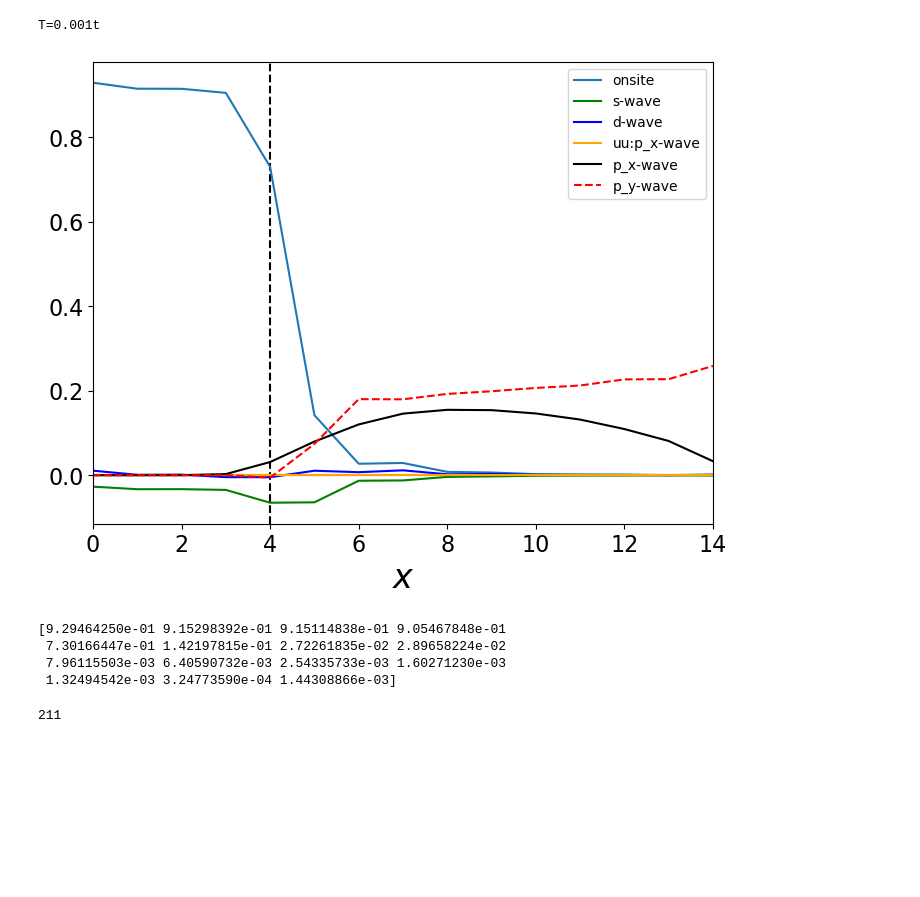
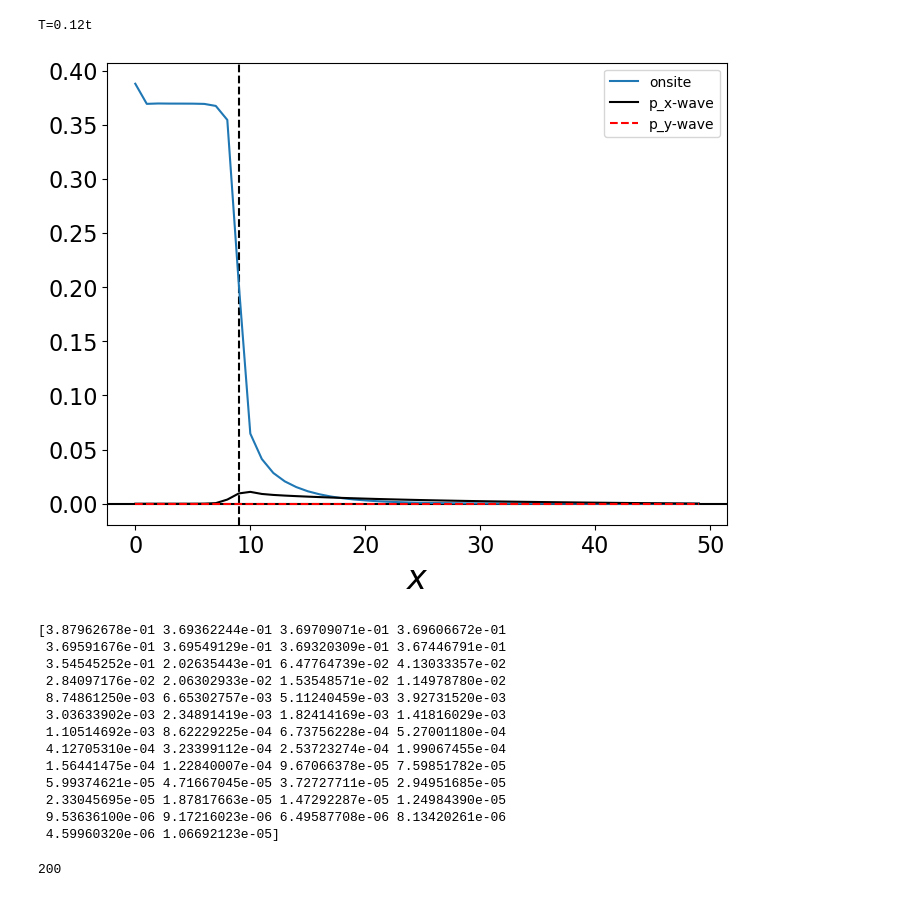
Before and after one commit to emilssp/master-thesis-codebase, a Jupyter notebook: notebooks/SP.ipynb, the cells around one changed output. Drawn from its saved outputs; the diff is of its cells as text; code cells hidden in the pictures; blank space fills up the shorter version.

```diff
--- a/notebooks/SP.ipynb
+++ b/notebooks/SP.ipynb
@@ -10,17 +10,18 @@ from scripts.Hamiltonian import Hamiltonian
 from scripts.Lattice import Lattice
 from scripts.self_consistency import bdg_sc
 # %%
-widthN = 5
-widthP = 10
-X, Y = widthN+widthP, 200
+widthN = 10
+widthP = 40
+
+X, Y = widthN+widthP, 100
 lattice = Lattice(X, Y)
+t = 1
+T=0.12
 
-t = 1
-T = 0.001
-muS = 1.2 * t
+muN = 1.2 * t
 muP = 1.8 * t
 mu = np.zeros(lattice.X)
-mu[:widthN:] = muS
+mu[:widthN] = muN
 mu[widthN:] = muP
 
 U0 = 5.2 * t
@@ -28,11 +29,12 @@ U = U0 * np.ones(lattice.X)
 U[widthN:] = 0
 U[widthN-1] = U0/2
 
-V0 = 1.5 * t
+V_prime = None
+
+V0 = 2 * t  # * 2
 V = V0 * np.ones(lattice.X)
 V[:widthN] = 0
-V[widthN] = V0/2
-V_prime = None
+V[widthN-1] = V0/2
 
 plt.figure(figsize=(6,2))
 if U is not None:
@@ -49,6 +52,6 @@ plt.legend()
 # %%
-H = Hamiltonian(t, mu, lattice, U=U, V_prime=V_prime, g_t=V,
-                F_init=[0.1, -0.1, 0.1j, -0.1j], F0_init=0.1)
+H = Hamiltonian(t, mu, lattice, U=U, V_prime=V_prime, g_t=V, g_s=V,
+                F_init=[0.01, -0.01, 0.01j, -0.01j], F0_init=0.3)
 # %%
 plt.figure(figsize=(6,2))
 if U is not None:
@@ -92,39 +123,47 @@ F_py2 = (F_yplus - F_ymin) / 2
 # %%
 print(f"T={T}t")
 x = np.arange(0, widthN + widthP)
 
 fig, axs = plt.subplots(1, 1, figsize=(8, 6))
 axs.axhline(0, color = 'black')
 axs.axvline(widthN-1, color='black', linestyle='--')
 axs.plot(x, np.real(F0), label='onsite')
-axs.plot(x, np.real(F_swave), color='green', label="s-wave")
-axs.plot(x, np.real(F_dwave), color='blue', label="d-wave")
-axs.plot(x, np.real(Fuu.px), color='orange', label="uu:p_x-wave")
-axs.plot(x, np.real(F_px), color='black', label="p_x-wave")
-axs.plot(x, np.imag(F_py), "--", color='red', label="p_y-wave")
+# axs.plot(x, np.real(F.swave), color='green', label="s-wave")
+# axs.plot(x, np.real(F.dwave), color='blue', label="d-wave")
+# axs.plot(x, np.real(Fuu.px), color='orange', label="uu:p_x-wave")
+axs.plot(x, np.real(F.px), color='black', label="p_x-wave")
+axs.plot(x, np.imag(F.py), "--", color='red', label="p_y-wave")
+
 axs.set_xlabel(r"$x$", fontsize=24)
 # axs.set_yticks([])
-axs.set_xlim(0, 14)
+# axs.set_xlim(0, 14)
 # axs.set_ylim(0, 0.3)
 axs.tick_params(labelsize=16)
 plt.legend()
 # plt.savefig('../figures/SP.svg')
 plt.show()
 print(np.real(F0))
 # %% [output]
-T=0.001t
+T=0.12t
-[figure, old version]
+[figure, new version]
-[9.29464250e-01 9.15298392e-01 9.15114838e-01 9.05467848e-01
- 7.30166447e-01 1.42197815e-01 2.72261835e-02 2.89658224e-02
- 7.96115503e-03 6.40590732e-03 2.54335733e-03 1.60271230e-03
- 1.32494542e-03 3.24773590e-04 1.44308866e-03]
+[3.87962678e-01 3.69362244e-01 3.69709071e-01 3.69606672e-01
+ 3.69591676e-01 3.69549129e-01 3.69320309e-01 3.67446791e-01
+ 3.54545252e-01 2.02635443e-01 6.47764739e-02 4.13033357e-02
+ 2.84097176e-02 2.06302933e-02 1.53548571e-02 1.14978780e-02
+ 8.74861250e-03 6.65302757e-03 5.11240459e-03 3.92731520e-03
+ 3.03633902e-03 2.34891419e-03 1.82414169e-03 1.41816029e-03
+ 1.10514692e-03 8.62229225e-04 6.73756228e-04 5.27001180e-04
+ 4.12705310e-04 3.23399112e-04 2.53723274e-04 1.99067455e-04
+ 1.56441475e-04 1.22840007e-04 9.67066378e-05 7.59851782e-05
+ 5.99374621e-05 4.71667045e-05 3.72727711e-05 2.94951685e-05
+ 2.33045695e-05 1.87817663e-05 1.47292287e-05 1.24984390e-05
+ 9.53636100e-06 9.17216023e-06 6.49587708e-06 8.13420261e-06
+ 4.59960320e-06 1.06692123e-05]
 # %%
 T_list = np.concatenate([
     np.arange(0.001, 0.009 + 1e-12, 0.001),
-    np.arange(0.01, 0.20 + 1e-12, 0.01),
-    np.arange(0.21, 0.31 + 1e-12, 0.001),
-    np.arange(0.32, 0.40 + 1e-12, 0.001)
-])
+    np.arange(0.01, 0.20 + 1e-12, 0.001),
+]) #
 print(len(T_list))
 # %% [output]
-211
+200
```
Also changed, not shown: parts of 4 cells of this notebook, 40 other files.
